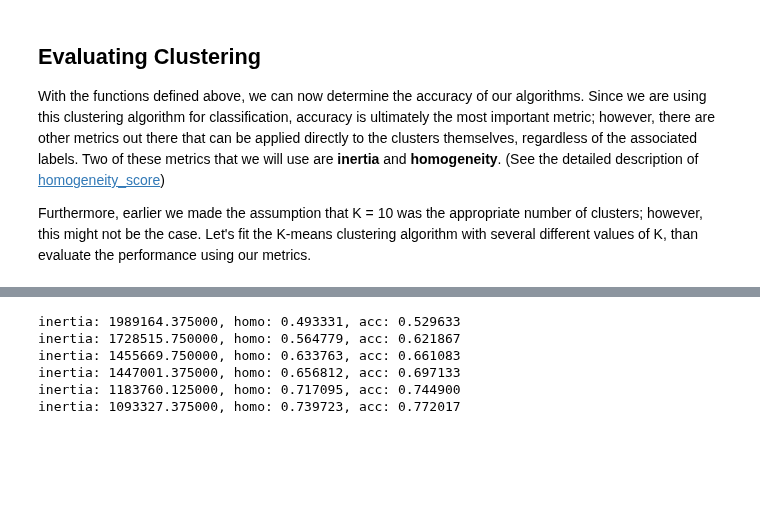
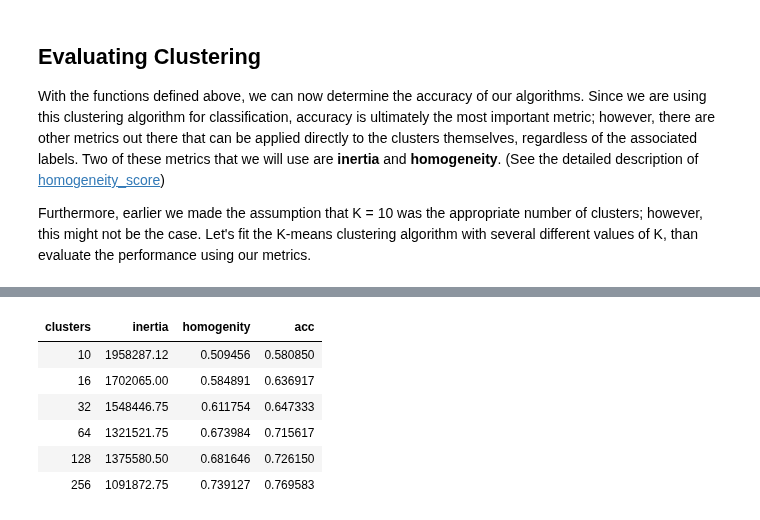
Before and after one commit to austinyhc/blog, a Jupyter notebook: _notebooks/2021-03-17-K-Means-Clustering-for-Images.ipynb, the cells around one changed output, grey strips where cells are left out. Drawn from its saved outputs; the diff is of its cells as text; code cells hidden in the pictures; blank space fills up the shorter version.

```diff
--- a/_notebooks/2021-03-17-K-Means-Clustering-for-Images.ipynb
+++ b/_notebooks/2021-03-17-K-Means-Clustering-for-Images.ipynb
@@ -245,19 +245,23 @@ def calc_metrics(estimator, data, labels):
     homogeneity = homogeneity_score(labels, estimator.labels_)
     return inertia, homogeneity
 # %%
-clusters = [10, 16, 36, 64, 144, 256]
-mbar = NBProgressBar(clusters)
+clusters = [10, 16, 32, 64, 128, 256]
+
+mbar = master_bar(clusters)
+mbar.write(['clusters', 'inertia', 'homogenity', 'acc'], table=True)
+
 for n_clusters in mbar:
-    estimator = MiniBatchKMeans(n_clusters=n_clusters)
-    estimator.fit(train_x)
+    for j in progress_bar(range(1), parent=mbar):
+        estimator = MiniBatchKMeans(n_clusters=n_clusters)
+        estimator.fit(train_x)
 
-    inertia, homo = calc_metrics(estimator, train_x, train_y)
-    iner_list.append(inertia)
-    homo_list.append(homo)
+        inertia, homo = calc_metrics(estimator, train_x, train_y)
+        iner_list.append(inertia)
+        homo_list.append(homo)
 
-    label2cluster = get_label2cluster_mapper(estimator, train_y)
-    preds = convert_cluster_to_label(estimator.labels_, label2cluster)
+        label2cluster = get_label2cluster_mapper(estimator, train_y)
+        preds = convert_cluster_to_label(estimator.labels_, label2cluster)
 
-    acc = accuracy_score(train_y, preds)
-    print(f'inertia: {inertia:.6f}, homo: {homo:.6f}, acc: {acc:.6f}')
+        acc = accuracy_score(train_y, preds)
+        mbar.write([f'{n_clusters}', f'{inertia:.2f}', f'{homo:.6f}', f'{acc:.6f}'], table=True)
 # %% [output]
@@ -265,6 +268,7 @@ for n_clusters in mbar:
-inertia: 1989164.375000, homo: 0.493331, acc: 0.529633
-inertia: 1728515.750000, homo: 0.564779, acc: 0.621867
-inertia: 1455669.750000, homo: 0.633763, acc: 0.661083
-inertia: 1447001.375000, homo: 0.656812, acc: 0.697133
-inertia: 1183760.125000, homo: 0.717095, acc: 0.744900
-inertia: 1093327.375000, homo: 0.739723, acc: 0.772017
+| clusters | inertia | homogenity | acc |
+| 10 | 1958287.12 | 0.509456 | 0.580850 |
+| 16 | 1702065.00 | 0.584891 | 0.636917 |
+| 32 | 1548446.75 | 0.611754 | 0.647333 |
+| 64 | 1321521.75 | 0.673984 | 0.715617 |
+| 128 | 1375580.50 | 0.681646 | 0.726150 |
+| 256 | 1091872.75 | 0.739127 | 0.769583 |
```
Also changed, not shown: parts of 1 cell of this notebook.
